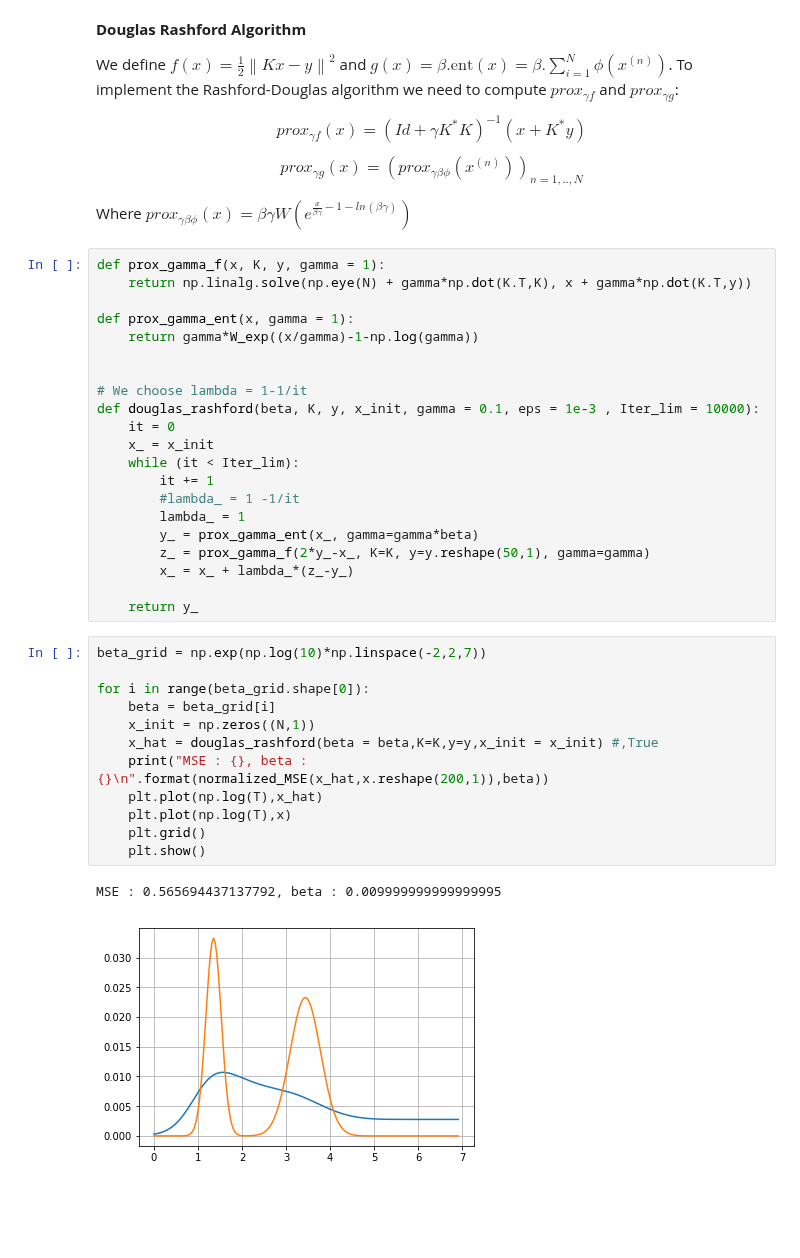
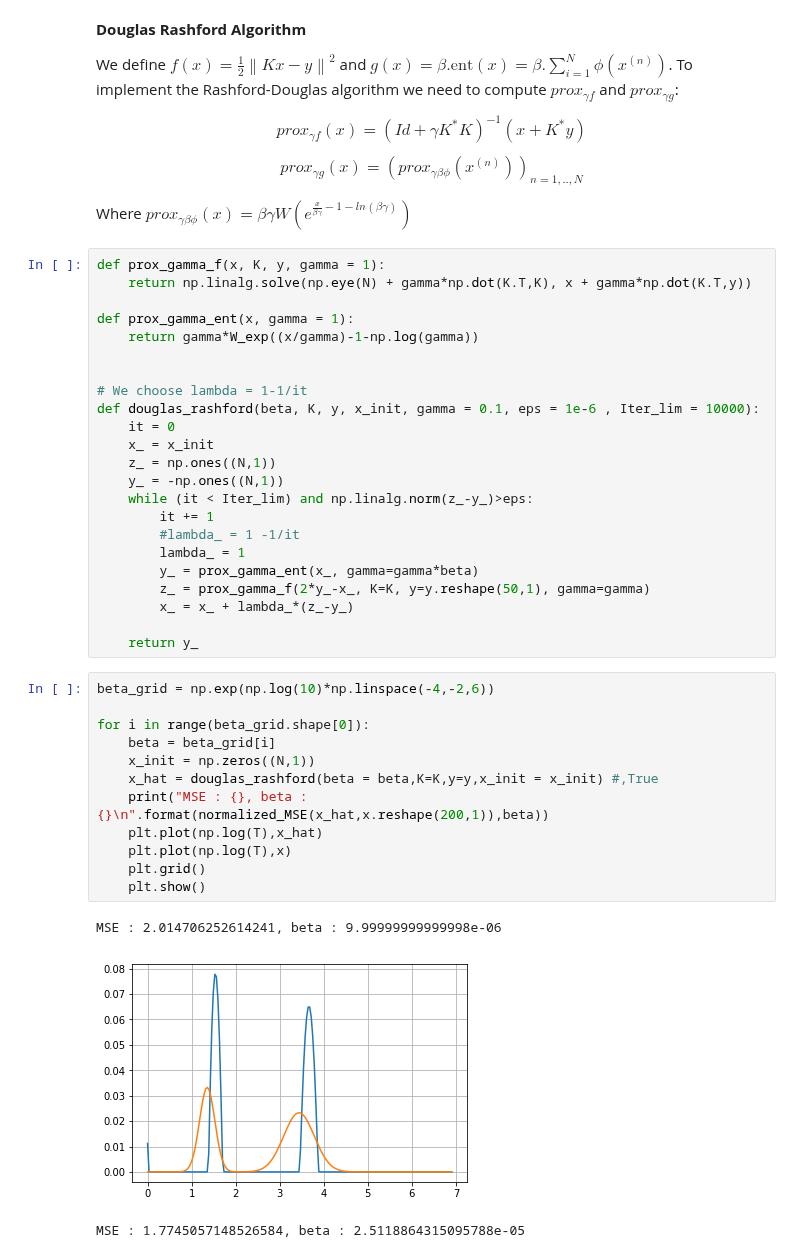
Before and after one commit to MaximilienGermain/Large-scale-optimization, a Jupyter notebook: TP2_GERMAIN_MARFOQ.ipynb, the cells around one changed output. Saved outputs shown, nothing was run; the diff lists cells and outputs as text; blank space fills up the shorter version.

Commit message:
Need to seek for the optimal beta

```diff
--- a/TP2_GERMAIN_MARFOQ.ipynb
+++ b/TP2_GERMAIN_MARFOQ.ipynb
@@ -436,10 +462,12 @@ def prox_gamma_ent(x, gamma = 1):
 
 
 # We choose lambda = 1-1/it
-def douglas_rashford(beta, K, y, x_init, gamma = 0.1, eps = 1e-3 , Iter_lim = 10000):
+def douglas_rashford(beta, K, y, x_init, gamma = 0.1, eps = 1e-6 , Iter_lim = 10000):
     it = 0
     x_ = x_init
-    while (it < Iter_lim):
+    z_ = np.ones((N,1))
+    y_ = -np.ones((N,1))
+    while (it < Iter_lim) and np.linalg.norm(z_-y_)>eps:
         it += 1
         #lambda_ = 1 -1/it
         lambda_ = 1
@@ -449,17 +477,18 @@ def douglas_rashford(beta, K, y, x_init, gamma = 0.1, eps = 1e-3 , Iter_lim = 10
 
     return y_
 # %%
-beta_grid = np.exp(np.log(10)*np.linspace(-2,2,7))
+beta_grid = np.exp(np.log(10)*np.linspace(-4,-2,6))
 
 for i in range(beta_grid.shape[0]):
     beta = beta_grid[i]
     x_init = np.zeros((N,1))
     x_hat = douglas_rashford(beta = beta,K=K,y=y,x_init = x_init) #,True
     print("MSE : {}, beta : {}\n".format(normalized_MSE(x_hat,x.reshape(200,1)),beta))
     plt.plot(np.log(T),x_hat)
     plt.plot(np.log(T),x)
     plt.grid()
     plt.show()
 # %% [output]
-MSE : 0.565694437137792, beta : 0.009999999999999995
+MSE : 2.014706252614241, beta : 9.99999999999998e-06
-[figure, old version]
+[figure, new version]
+MSE : 1.7745057148526584, beta : 2.5118864315095788e-05
```
Also changed, not shown: parts of 11 cells of this notebook.
